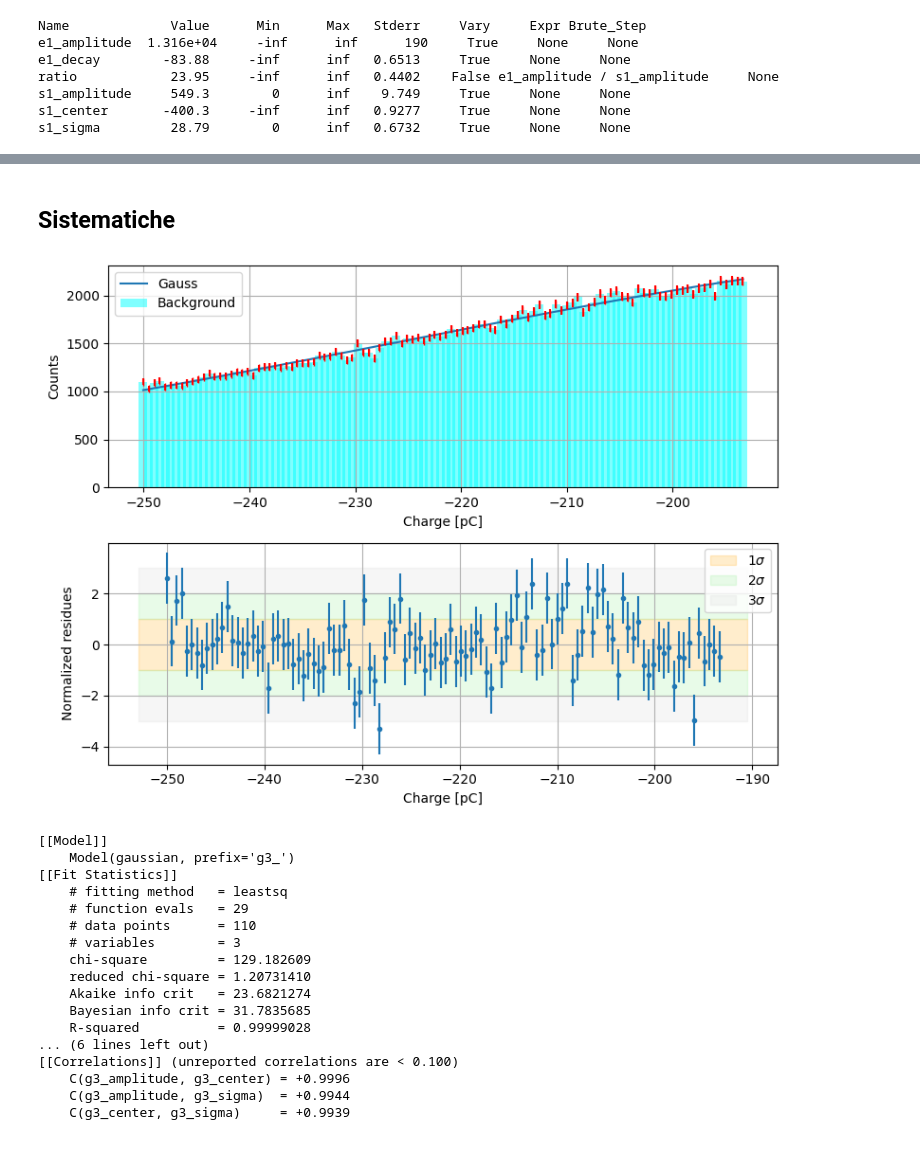
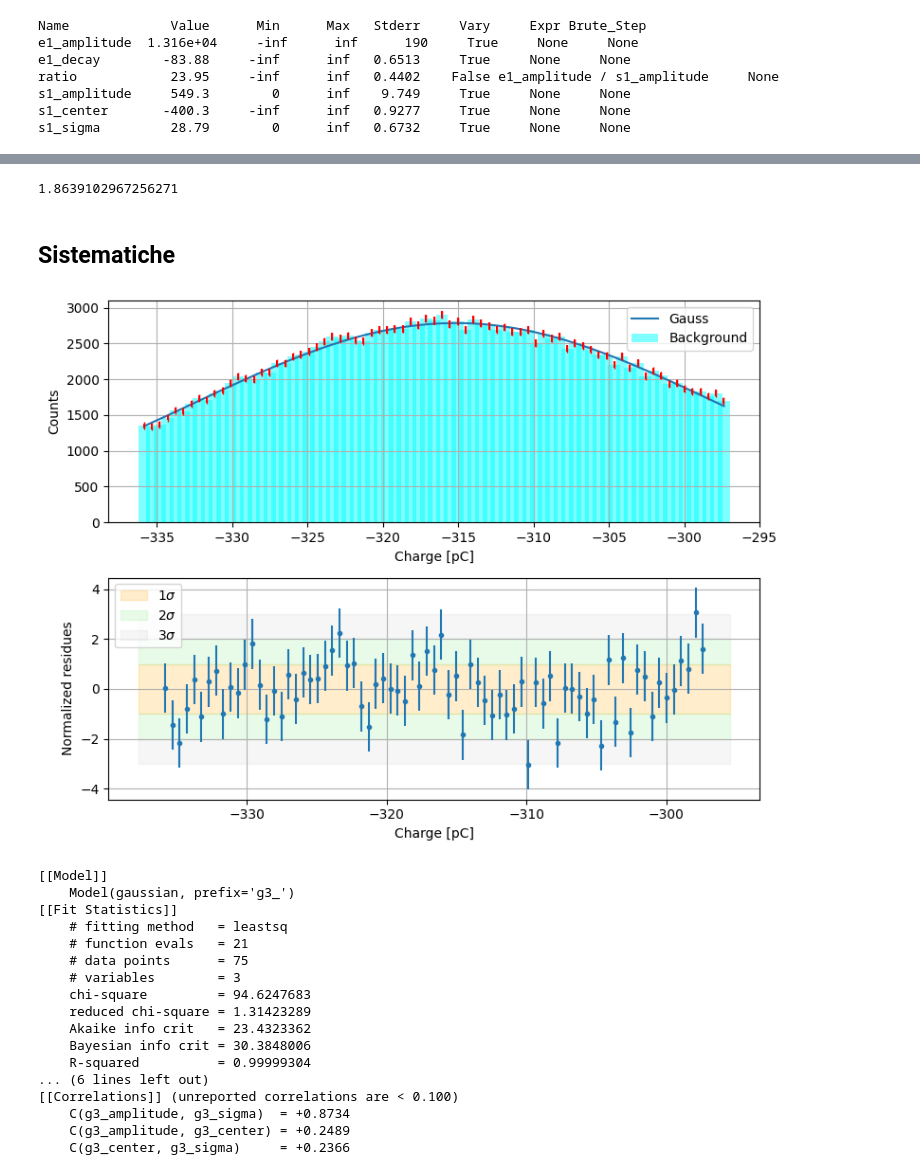
Before and after one commit to 0-DvD-0/Sfera, a Jupyter notebook: Jupyter/Fit_all_prova_ripulito.ipynb, the cells around one changed output, grey strips where cells are left out. Cells and saved outputs as stored; diff of their text form; code cells hidden in the pictures.

```diff
--- a/Jupyter/Fit_all_prova_ripulito.ipynb
+++ b/Jupyter/Fit_all_prova_ripulito.ipynb
@@ -411,3 +432,7 @@ print(result.fit_report())
+# %%
+res_res.sum()
+# %% [output]
+1.8639102967256271
 # %% [markdown]
 ## Sistematiche
 # %%
@@ -426,7 +451,7 @@ sist_lim_list = [[510, 605],  #ch0
                 [-1, -1],  #ch12
                 [-1, -1],  #ch13
                 [460, 585],  #ch14
-                [480, 590]   #ch15
+                [315, 390]   #ch15
                 ]
 
 
@@ -456,51 +481,51 @@ comps = result2.eval_components()                        #Plotto il best fit + l
 ax1.plot(sist_cntr, comps['g3_'], label='Gauss')
 
 ax1.legend()
 ax1.errorbar(sist_cntr, sist_bin, sist_err, color = "red", fmt='|')
 ax1.grid()
 
 residueGauss = sist_bin - result2.best_fit
 norm_res_gauss = residueGauss / sist_err
 
 ax2.errorbar(sist_cntr, norm_res_gauss, 1, ls = "", marker = ".")
 ax2.grid()
 
 ax2.set_xlabel('Charge [pC]')
 ax2.set_ylabel('Normalized residues')
 
 xlim = ax2.get_xlim()
 
 ax2.fill_between(xlim, [-1, -1], [1, 1], color = "orange", alpha = 0.2, label = r'$1\sigma$')
 ax2.fill_between(xlim, [-2, -2], [-1, -1], color = "lightgreen", alpha = 0.2, label = r'$2\sigma$')
 ax2.fill_between(xlim, [1, 1], [2, 2], color = "lightgreen", alpha = 0.2)
 ax2.fill_between(xlim, [2, 2], [3, 3], color = "lightgray", alpha = 0.2, label = r'$3\sigma$')
 ax2.fill_between(xlim, [-3, -3], [-2, -2], color = "lightgray", alpha = 0.2)
 
 ax2.legend()
 fig.tight_layout()
 plt.show()
 
 
 print(result2.fit_report())
 # %% [output]
-[figure, old version]
+[figure, new version]
 [[Model]]
     Model(gaussian, prefix='g3_')
 [[Fit Statistics]]
     # fitting method   = leastsq
-    # function evals   = 29
-    # data points      = 110
+    # function evals   = 21
+    # data points      = 75
     # variables        = 3
-    chi-square         = 129.182609
-    reduced chi-square = 1.20731410
-    Akaike info crit   = 23.6821274
-    Bayesian info crit = 31.7835685
-    R-squared          = 0.99999028
+    chi-square         = 94.6247683
+    reduced chi-square = 1.31423289
+    Akaike info crit   = 23.4323362
+    Bayesian info crit = 30.3848006
+    R-squared          = 0.99999304
 ... (6 lines left out)
 [[Correlations]] (unreported correlations are < 0.100)
-    C(g3_amplitude, g3_center) = +0.9996
-    C(g3_amplitude, g3_sigma)  = +0.9944
-    C(g3_center, g3_sigma)     = +0.9939
+    C(g3_amplitude, g3_sigma)  = +0.8734
+    C(g3_amplitude, g3_center) = +0.2489
+    C(g3_center, g3_sigma)     = +0.2366
 # %%
 print(f'La sistematica è {result.params["g1_center"].value - result2.params["g3_center"].value}')
 # %% [output]
```
Also changed, not shown: parts of 6 cells of this notebook.
